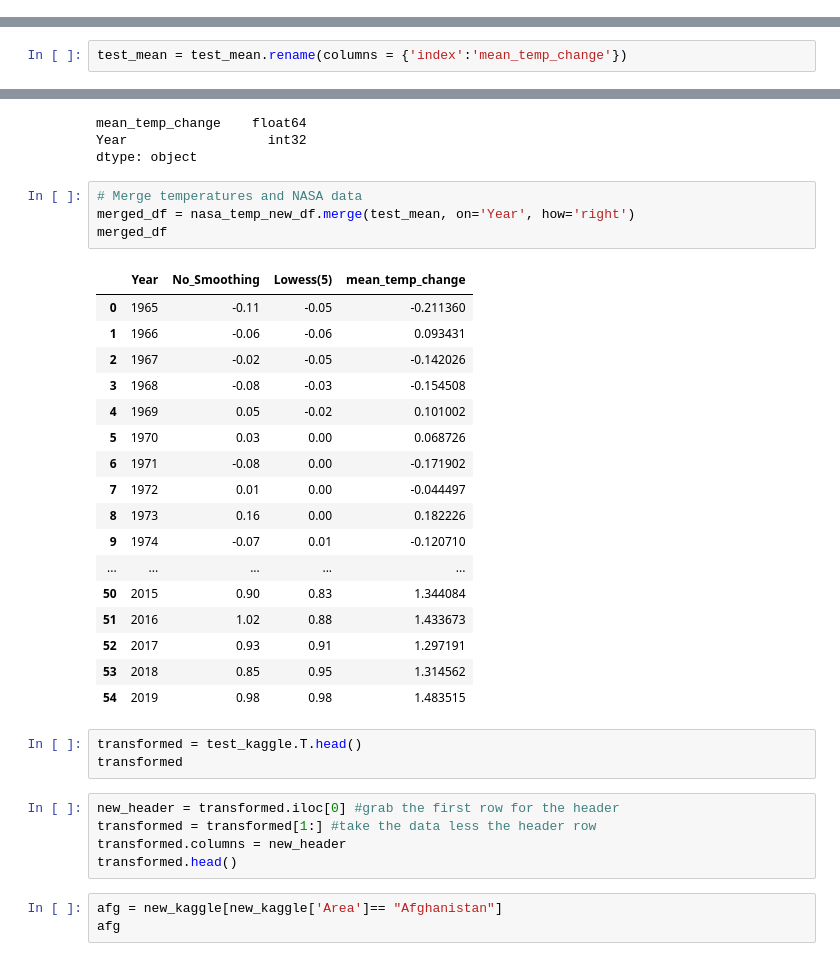
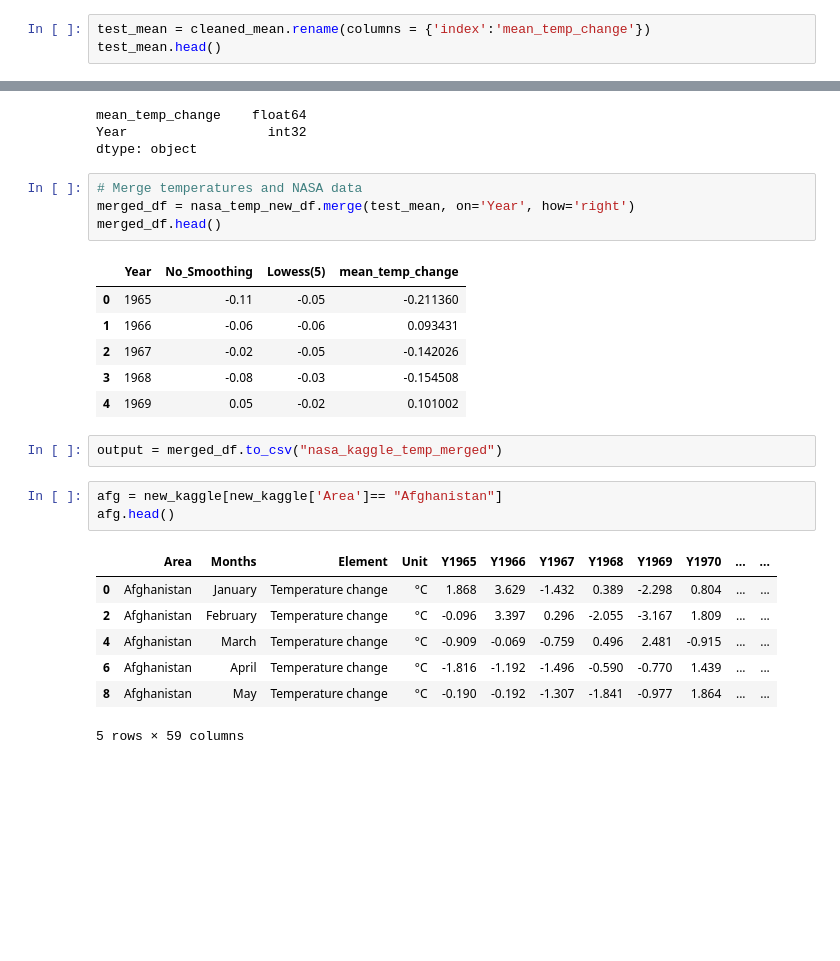
Before and after one commit to yuyhong23/One-Hot_Future, a Jupyter notebook: data_cleaning_temperature.ipynb, the cells around one changed output, grey strips where cells are left out. Saved outputs shown, nothing was run; the diff lists cells and outputs as text; blank space fills up the shorter version.

Commit message:
cleaned up country temp data

```diff
--- a/data_cleaning_temperature.ipynb
+++ b/data_cleaning_temperature.ipynb
@@ -312,0 +295,3 @@ test_mean = cleaned_mean.drop(columns='year')
+# %%
+test_mean = cleaned_mean.rename(columns = {'index':'mean_temp_change'})
+test_mean.head()
@@ -313,7 +306,5 @@ test_mean = cleaned_mean.drop(columns='year')
 # %%
 test_mean.reset_index(drop=False, inplace=True)
-# %%
-test_mean = test_mean.rename(columns = {'index':'mean_temp_change'})
 # %%
 # nasa_temp_new_df.dtypes
 test_mean.dtypes
@@ -324,35 +315,26 @@ dtype: object
 # %%
 # Merge temperatures and NASA data
 merged_df = nasa_temp_new_df.merge(test_mean, on='Year', how='right')
-merged_df
+merged_df.head()
 # %% [output]
 |  | Year | No_Smoothing | Lowess(5) | mean_temp_change |
 | 0 | 1965 | -0.11 | -0.05 | -0.211360 |
 | 1 | 1966 | -0.06 | -0.06 | 0.093431 |
 | 2 | 1967 | -0.02 | -0.05 | -0.142026 |
 | 3 | 1968 | -0.08 | -0.03 | -0.154508 |
 | 4 | 1969 | 0.05 | -0.02 | 0.101002 |
-| 5 | 1970 | 0.03 | 0.00 | 0.068726 |
-| 6 | 1971 | -0.08 | 0.00 | -0.171902 |
-| 7 | 1972 | 0.01 | 0.00 | -0.044497 |
-| 8 | 1973 | 0.16 | 0.00 | 0.182226 |
-| 9 | 1974 | -0.07 | 0.01 | -0.120710 |
-| ... | ... | ... | ... | ... |
-| 50 | 2015 | 0.90 | 0.83 | 1.344084 |
-| 51 | 2016 | 1.02 | 0.88 | 1.433673 |
-| 52 | 2017 | 0.93 | 0.91 | 1.297191 |
-| 53 | 2018 | 0.85 | 0.95 | 1.314562 |
-| 54 | 2019 | 0.98 | 0.98 | 1.483515 |
-# %%
-transformed = test_kaggle.T.head()
-transformed
-# %%
-new_header = transformed.iloc[0] #grab the first row for the header
-transformed = transformed[1:] #take the data less the header row
-transformed.columns = new_header
-transformed.head()
+# %%
+output = merged_df.to_csv("nasa_kaggle_temp_merged")
 # %%
 afg = new_kaggle[new_kaggle['Area']== "Afghanistan"]
-afg
+afg.head()
+# %% [output]
+|  | Area | Months | Element | Unit | Y1965 | Y1966 | Y1967 | Y1968 | Y1969 | Y1970 | ... | ... |
+| 0 | Afghanistan | January | Temperature change | °C | 1.868 | 3.629 | -1.432 | 0.389 | -2.298 | 0.804 | ... | ... |
+| 2 | Afghanistan | February | Temperature change | °C | -0.096 | 3.397 | 0.296 | -2.055 | -3.167 | 1.809 | ... | ... |
+| 4 | Afghanistan | March | Temperature change | °C | -0.909 | -0.069 | -0.759 | 0.496 | 2.481 | -0.915 | ... | ... |
+| 6 | Afghanistan | April | Temperature change | °C | -1.816 | -1.192 | -1.496 | -0.590 | -0.770 | 1.439 | ... | ... |
+| 8 | Afghanistan | May | Temperature change | °C | -0.190 | -0.192 | -1.307 | -1.841 | -0.977 | 1.864 | ... | ... |
+5 rows × 59 columns
 # %%
 len(afg)
```
Also changed, not shown: parts of 25 cells of this notebook, 2 other files.
